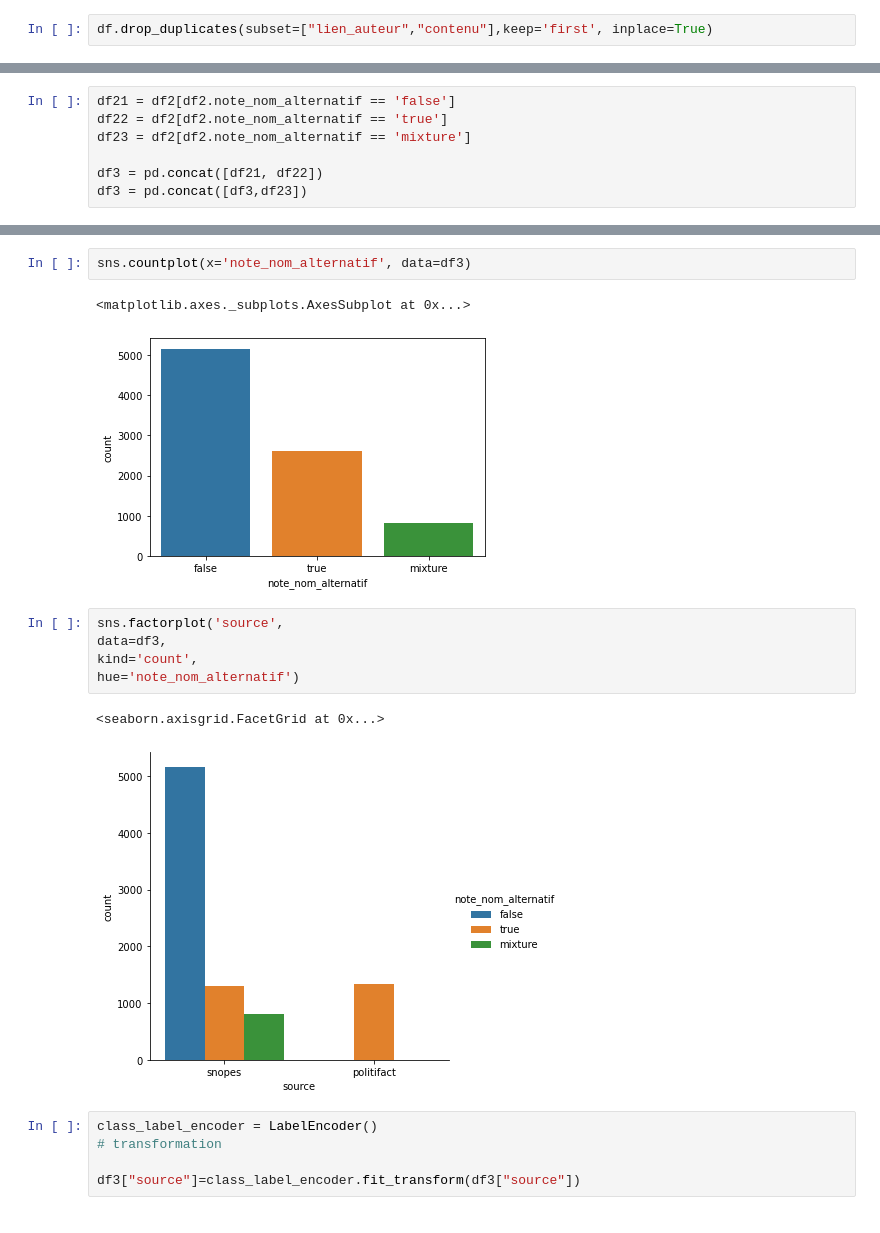
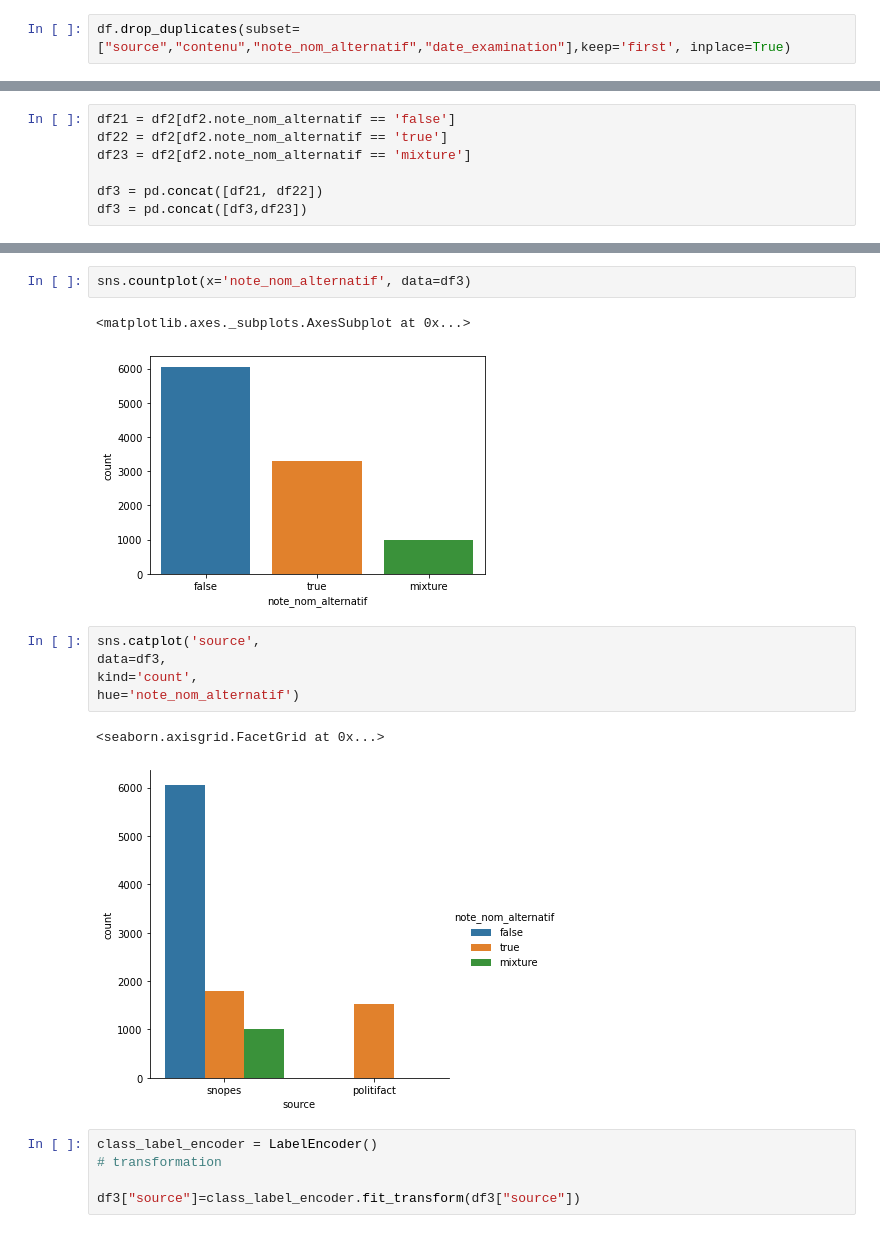
Before and after one commit to MassiBelaid/projetScienceDonnees, a Jupyter notebook: projet.ipynb, the cells around one changed output, grey strips where cells are left out. Drawn from its saved outputs; the diff is of its cells as text.

```diff
--- a/projet.ipynb
+++ b/projet.ipynb
@@ -183,7 +161,7 @@ freq                                                   1132
 Name: lien, dtype: object
 ... (17 outputs left out)
 # %%
-df.drop_duplicates(subset=["lien_auteur","contenu"],keep='first', inplace=True)
+df.drop_duplicates(subset=["source","contenu","note_nom_alternatif","date_examination"],keep='first', inplace=True)
 # %%
 for column in df :
     print(column)
@@ -355,15 +343,15 @@ df3.sample(5)
 sns.countplot(x='note_nom_alternatif', data=df3)
 # %% [output]
 <matplotlib.axes._subplots.AxesSubplot at 0x...>
-[figure, old version]
+[figure, new version]
 # %%
-sns.factorplot('source',
+sns.catplot('source',
 data=df3,
 kind='count',
 hue='note_nom_alternatif')
 # %% [output]
 <seaborn.axisgrid.FacetGrid at 0x...>
-[figure, old version]
+[figure, new version]
 # %%
 class_label_encoder = LabelEncoder()
 # transformation
```
Also changed, not shown: parts of 64 cells of this notebook.
